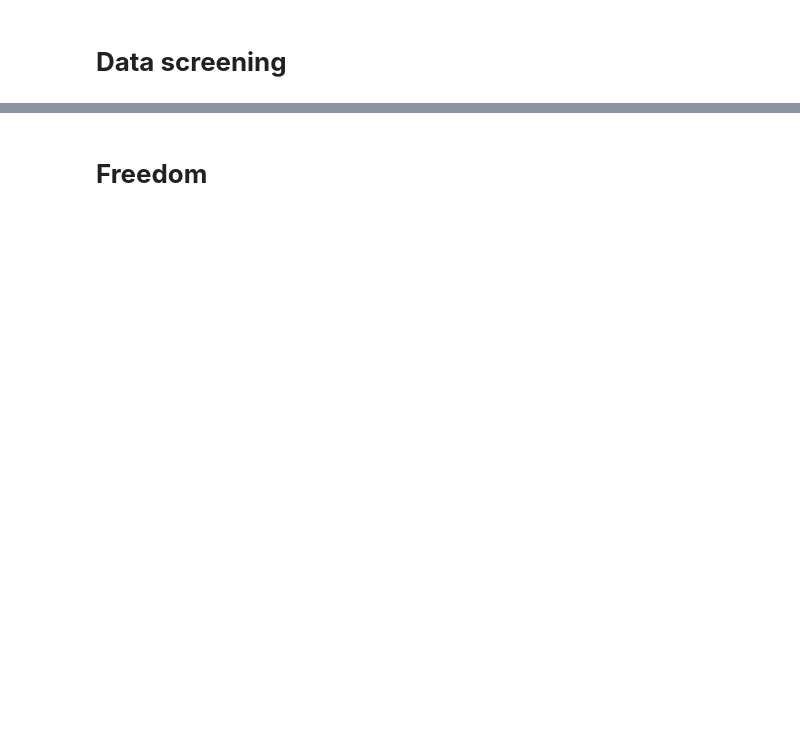
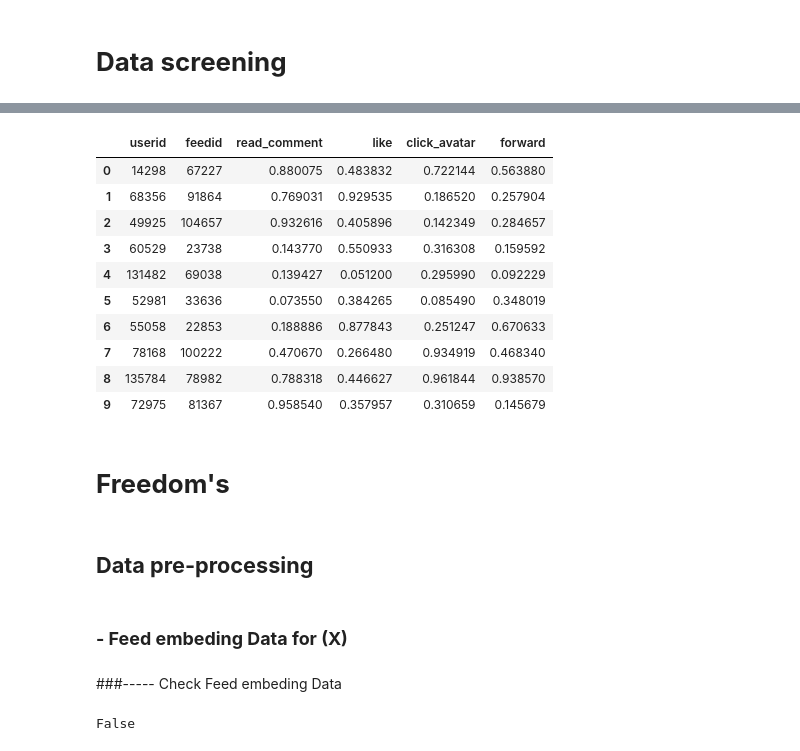
Before and after one commit to freedomszeto/WeChatCompetition_2021, a Jupyter notebook: WeChat_Data_competition_Freedom.ipynb, the cells around one changed output, grey strips where cells are left out. Cells and saved outputs as stored; diff of their text form; code cells hidden in the pictures; blank space fills up the shorter version.

```diff
--- a/WeChat_Data_competition_Freedom.ipynb
+++ b/WeChat_Data_competition_Freedom.ipynb
@@ -40,2 +86,16 @@ submit_demo_初赛a.head(1000)
+# %%
+df_submit_demo_初赛a.head(10)
+# %% [output]
+|  | userid | feedid | read_comment | like | click_avatar | forward |
+| 0 | 14298 | 67227 | 0.880075 | 0.483832 | 0.722144 | 0.563880 |
+| 1 | 68356 | 91864 | 0.769031 | 0.929535 | 0.186520 | 0.257904 |
+| 2 | 49925 | 104657 | 0.932616 | 0.405896 | 0.142349 | 0.284657 |
+| 3 | 60529 | 23738 | 0.143770 | 0.550933 | 0.316308 | 0.159592 |
+| 4 | 131482 | 69038 | 0.139427 | 0.051200 | 0.295990 | 0.092229 |
+| 5 | 52981 | 33636 | 0.073550 | 0.384265 | 0.085490 | 0.348019 |
+| 6 | 55058 | 22853 | 0.188886 | 0.877843 | 0.251247 | 0.670633 |
+| 7 | 78168 | 100222 | 0.470670 | 0.266480 | 0.934919 | 0.468340 |
+| 8 | 135784 | 78982 | 0.788318 | 0.446627 | 0.961844 | 0.938570 |
+| 9 | 72975 | 81367 | 0.958540 | 0.357957 | 0.310659 | 0.145679 |
 # %% [markdown]
-# **Freedom**
+# **Freedom's**
@@ -43,0 +102,4 @@ feed_em_46022=feed_embeddings[feed_embeddings['feedid']==46022]['feed_embedding'
+# %% [markdown]
+## **Data pre-processing**
+# %% [markdown]
+### **- Feed embeding Data for (X)**
@@ -43,0 +124,7 @@ feed_em_46022=feed_embeddings[feed_embeddings['feedid']==46022]['feed_embedding'
+# %% [markdown]
+###----- Check Feed embeding Data
+# %%
+#Check NaN data
+df_feed_embeddings_X.isnull().values.any()
+# %% [output]
+False
```
Also changed, not shown: parts of 36 cells of this notebook.
